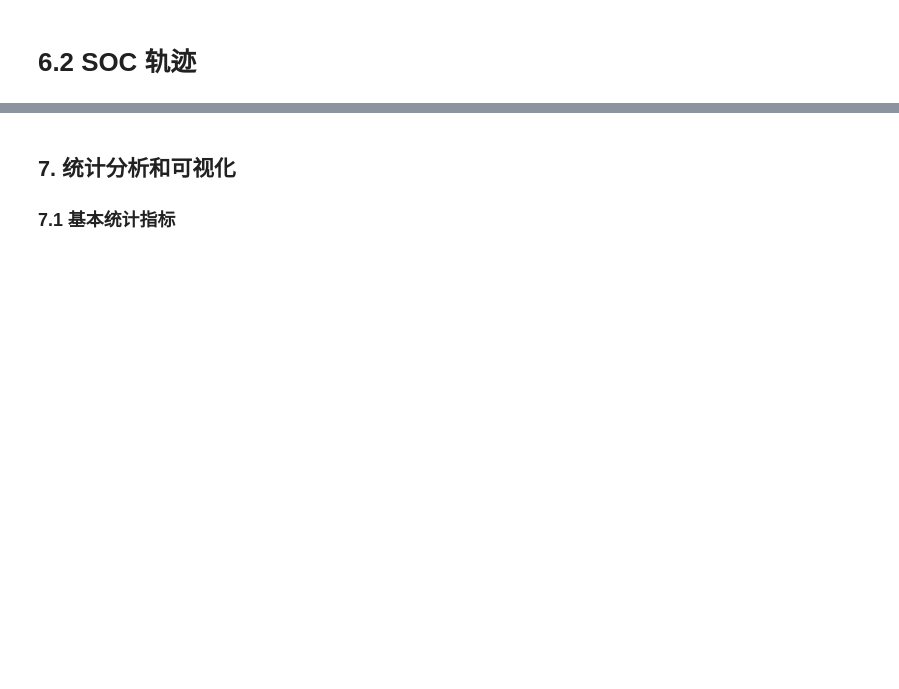
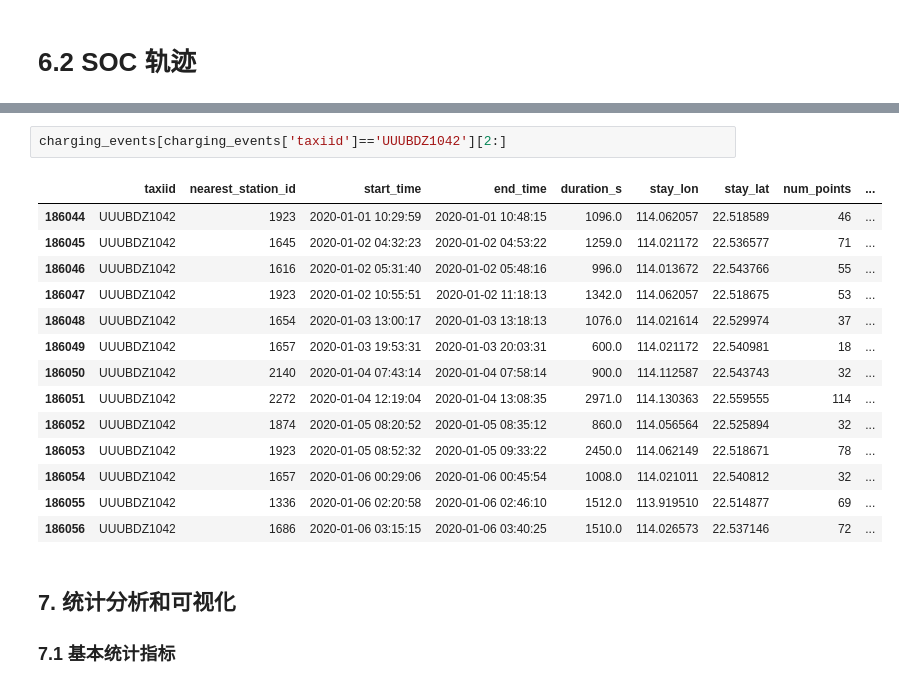
Before and after one commit to 762040835/taxi_Shenzhen, a Jupyter notebook: charging anay_v2.ipynb, the cells around one changed output, grey strips where cells are left out. Saved outputs shown, nothing was run; the diff lists cells and outputs as text; blank space fills up the shorter version.

```diff
--- a/charging anay_v2.ipynb
+++ b/charging anay_v2.ipynb
@@ -1784,3 +1718,20 @@ battery_trace_output[battery_trace_output['taxiid']=='UUUB0H3K7']
+# %%
+charging_events[charging_events['taxiid']=='UUUBDZ1042'][2:]
+# %% [output]
+|  | taxiid | nearest_station_id | start_time | end_time | duration_s | stay_lon | stay_lat | num_points | ... |
+| 186044 | UUUBDZ1042 | 1923 | 2020-01-01 10:29:59 | 2020-01-01 10:48:15 | 1096.0 | 114.062057 | 22.518589 | 46 | ... |
+| 186045 | UUUBDZ1042 | 1645 | 2020-01-02 04:32:23 | 2020-01-02 04:53:22 | 1259.0 | 114.021172 | 22.536577 | 71 | ... |
+| 186046 | UUUBDZ1042 | 1616 | 2020-01-02 05:31:40 | 2020-01-02 05:48:16 | 996.0 | 114.013672 | 22.543766 | 55 | ... |
+| 186047 | UUUBDZ1042 | 1923 | 2020-01-02 10:55:51 | 2020-01-02 11:18:13 | 1342.0 | 114.062057 | 22.518675 | 53 | ... |
+| 186048 | UUUBDZ1042 | 1654 | 2020-01-03 13:00:17 | 2020-01-03 13:18:13 | 1076.0 | 114.021614 | 22.529974 | 37 | ... |
+| 186049 | UUUBDZ1042 | 1657 | 2020-01-03 19:53:31 | 2020-01-03 20:03:31 | 600.0 | 114.021172 | 22.540981 | 18 | ... |
+| 186050 | UUUBDZ1042 | 2140 | 2020-01-04 07:43:14 | 2020-01-04 07:58:14 | 900.0 | 114.112587 | 22.543743 | 32 | ... |
+| 186051 | UUUBDZ1042 | 2272 | 2020-01-04 12:19:04 | 2020-01-04 13:08:35 | 2971.0 | 114.130363 | 22.559555 | 114 | ... |
+| 186052 | UUUBDZ1042 | 1874 | 2020-01-05 08:20:52 | 2020-01-05 08:35:12 | 860.0 | 114.056564 | 22.525894 | 32 | ... |
+| 186053 | UUUBDZ1042 | 1923 | 2020-01-05 08:52:32 | 2020-01-05 09:33:22 | 2450.0 | 114.062149 | 22.518671 | 78 | ... |
+| 186054 | UUUBDZ1042 | 1657 | 2020-01-06 00:29:06 | 2020-01-06 00:45:54 | 1008.0 | 114.021011 | 22.540812 | 32 | ... |
+| 186055 | UUUBDZ1042 | 1336 | 2020-01-06 02:20:58 | 2020-01-06 02:46:10 | 1512.0 | 113.919510 | 22.514877 | 69 | ... |
+| 186056 | UUUBDZ1042 | 1686 | 2020-01-06 03:15:15 | 2020-01-06 03:40:25 | 1510.0 | 114.026573 | 22.537146 | 72 | ... |
 # %% [markdown]
 ## 7. 统计分析和可视化
 
```
Also changed, not shown: parts of 48 cells of this notebook, 2 other files.
